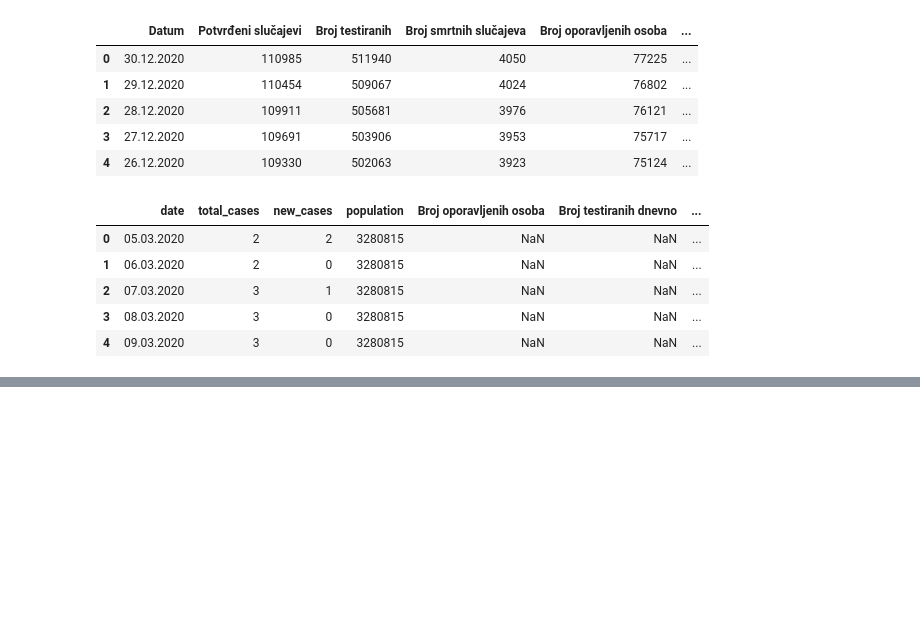
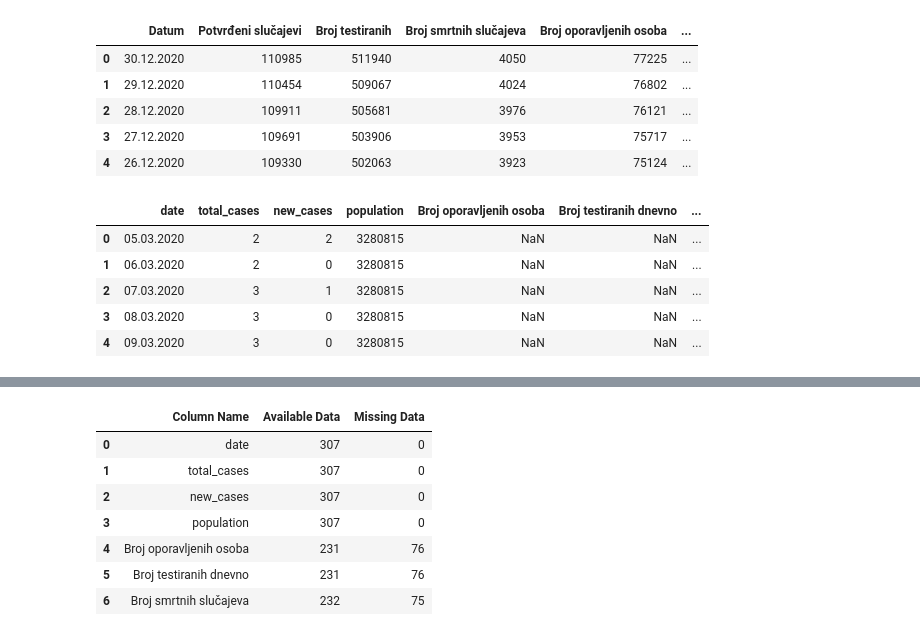
Before and after one commit to WorldWideWest/COVID-19, a Jupyter notebook: notebooks/COVID.ipynb, the cells around one changed output, grey strips where cells are left out. Saved outputs shown, nothing was run; the diff lists cells and outputs as text; code cells hidden in the pictures; blank space fills up the shorter version.

```diff
--- a/notebooks/COVID.ipynb
+++ b/notebooks/COVID.ipynb
@@ -242,0 +167,19 @@ fig.show()
+# %%
+availableData = [item for item in fullDataFrame.count()]
+missingData = [item for item in fullDataFrame.isnull().sum()]
+
+missingData = pd.DataFrame({
+    "Column Name": fullDataFrame.columns,
+    "Available Data": availableData,
+    "Missing Data": missingData})
+# %%
+missingData
+# %% [output]
+|  | Column Name | Available Data | Missing Data |
+| 0 | date | 307 | 0 |
+| 1 | total_cases | 307 | 0 |
+| 2 | new_cases | 307 | 0 |
+| 3 | population | 307 | 0 |
+| 4 | Broj oporavljenih osoba | 231 | 76 |
+| 5 | Broj testiranih dnevno | 231 | 76 |
+| 6 | Broj smrtnih slučajeva | 232 | 75 |
```
Also changed, not shown: parts of 4 cells of this notebook, 1 other file.
